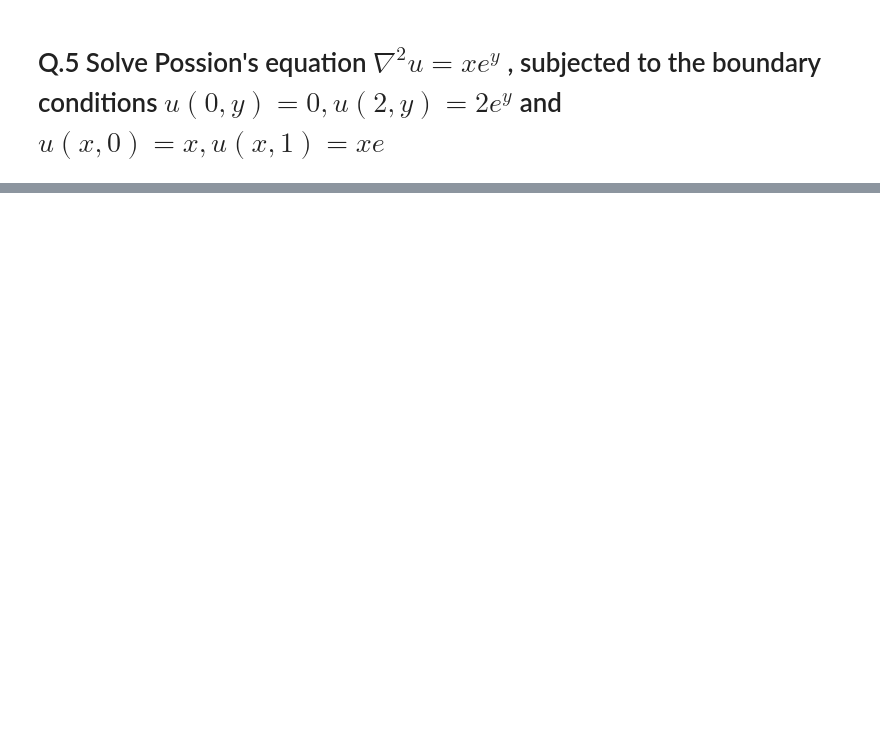
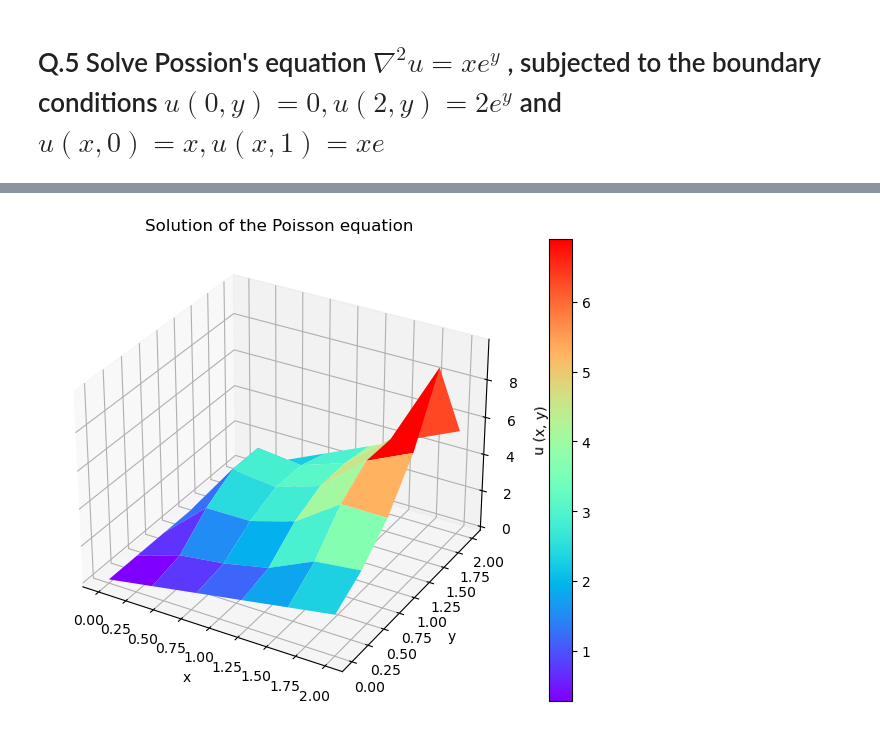
Before and after one commit to jabed-umar/adv-comp-phys, a Jupyter notebook: assign1.ipynb, the cells around one changed output, grey strips where cells are left out. Drawn from its saved outputs; the diff is of its cells as text; code cells hidden in the pictures; blank space fills up the shorter version.

```diff
--- a/assign1.ipynb
+++ b/assign1.ipynb
@@ -220,2 +226,18 @@ Solution of the heat equation using Crank-Nicolson method in a DataFrame:
 # %% [markdown]
 # Q.5 Solve Possion's equation $\nabla^2 u = xe^y$ , subjected to the boundary conditions $u(0, y) = 0, u(2, y)  = 2e^y$ and $u(x, 0) = x, u(x, 1) = xe$
+# %%
+# Define the function for the poisson equation
+def rho(x, y):
+    return -x * np.exp(y)
+##boundary conditions
+def u_iy(y):
+    return np.zeros(y.shape)
+def u_fy(y):
+    return 2 * np.exp(y)
+def u_xi(x):
+    return x
+def u_xf(x):
+    return x * np.exp(1)
+# %%
+K = PoissonLaplaceSolver(rho,0,2,0,2,u_iy,u_fy,u_xi,u_xf,4)
+x,y,z = K._solve_poisson_laplace()
@@ -221,0 +266,14 @@ Solution of the heat equation using Crank-Nicolson method in a DataFrame:
+# %%
+# plotting the solution
+fig = plt.figure(figsize=(10, 6))
+ax = fig.add_subplot(111, projection='3d')
+X, Y = np.meshgrid(x, y)
+surf = ax.plot_surface(X, Y, z, cmap='rainbow', edgecolor='none')
+ax.set_xlabel('x')
+ax.set_ylabel('y')
+ax.set_zlabel('u (x, y)')
+ax.set_title("Solution of the Poisson equation")
+fig.colorbar(surf)
+plt.show()
+# %% [output]
+[figure, added]
```
Also changed, not shown: parts of 2 cells of this notebook, 2 other files.
